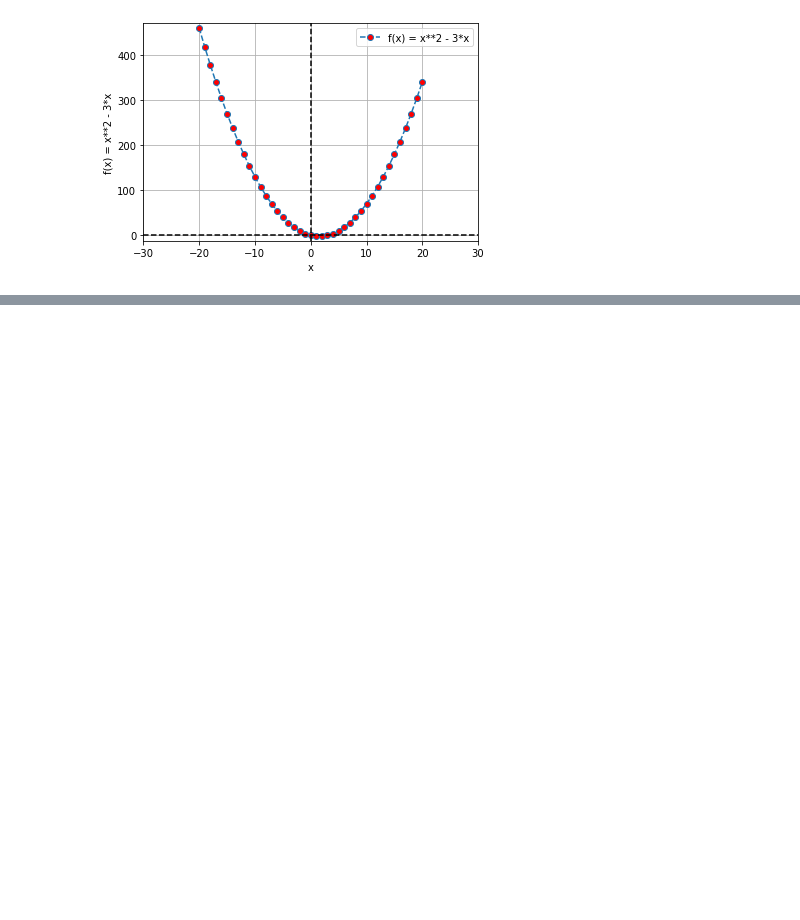
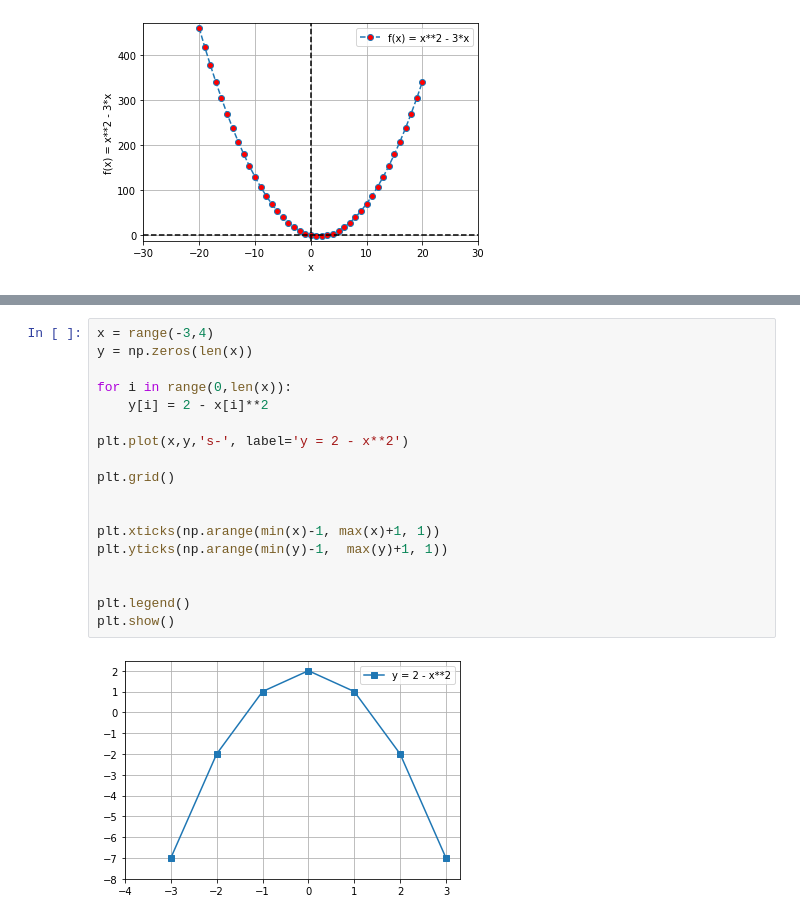
Before and after one commit to XabierFernandez/MyPythonProjects, a Jupyter notebook: JupLab_Maths.ipynb, the cells around one changed output, grey strips where cells are left out. Cells and saved outputs as stored; diff of their text form; blank space fills up the shorter version.

```diff
--- a/JupLab_Maths.ipynb
+++ b/JupLab_Maths.ipynb
@@ -100,0 +125,20 @@ plt.show()
+# %%
+x = range(-3,4)
+y = np.zeros(len(x))
+
+for i in range(0,len(x)):
+    y[i] = 2 - x[i]**2
+
+plt.plot(x,y,'s-', label='y = 2 - x**2')
+
+plt.grid()
+
+
+plt.xticks(np.arange(min(x)-1, max(x)+1, 1))
+plt.yticks(np.arange(min(y)-1,  max(y)+1, 1))
+
+
+plt.legend()
+plt.show()
+# %% [output]
+[figure, added]
```
Also changed, not shown: parts of 5 cells of this notebook, 2 other files.
